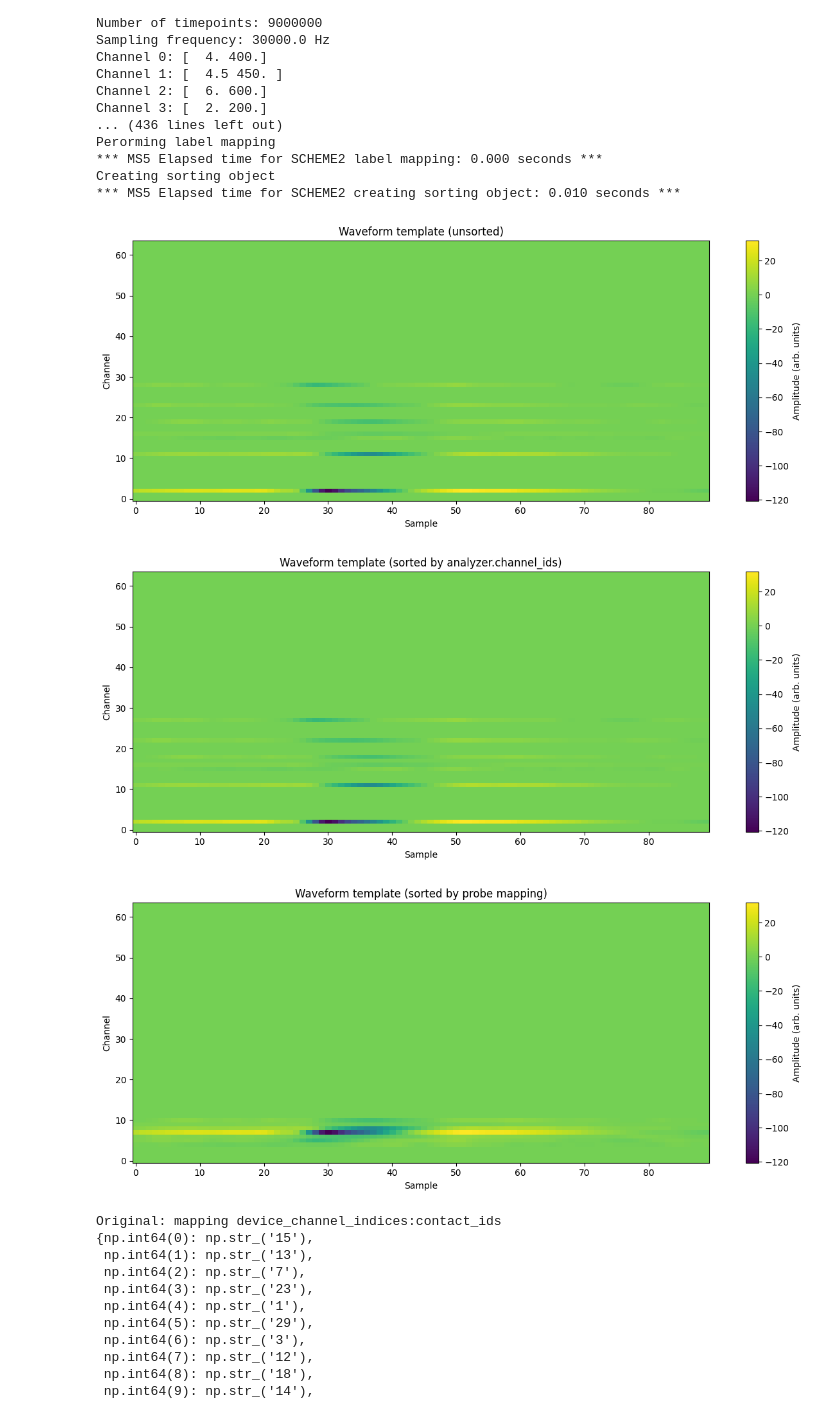
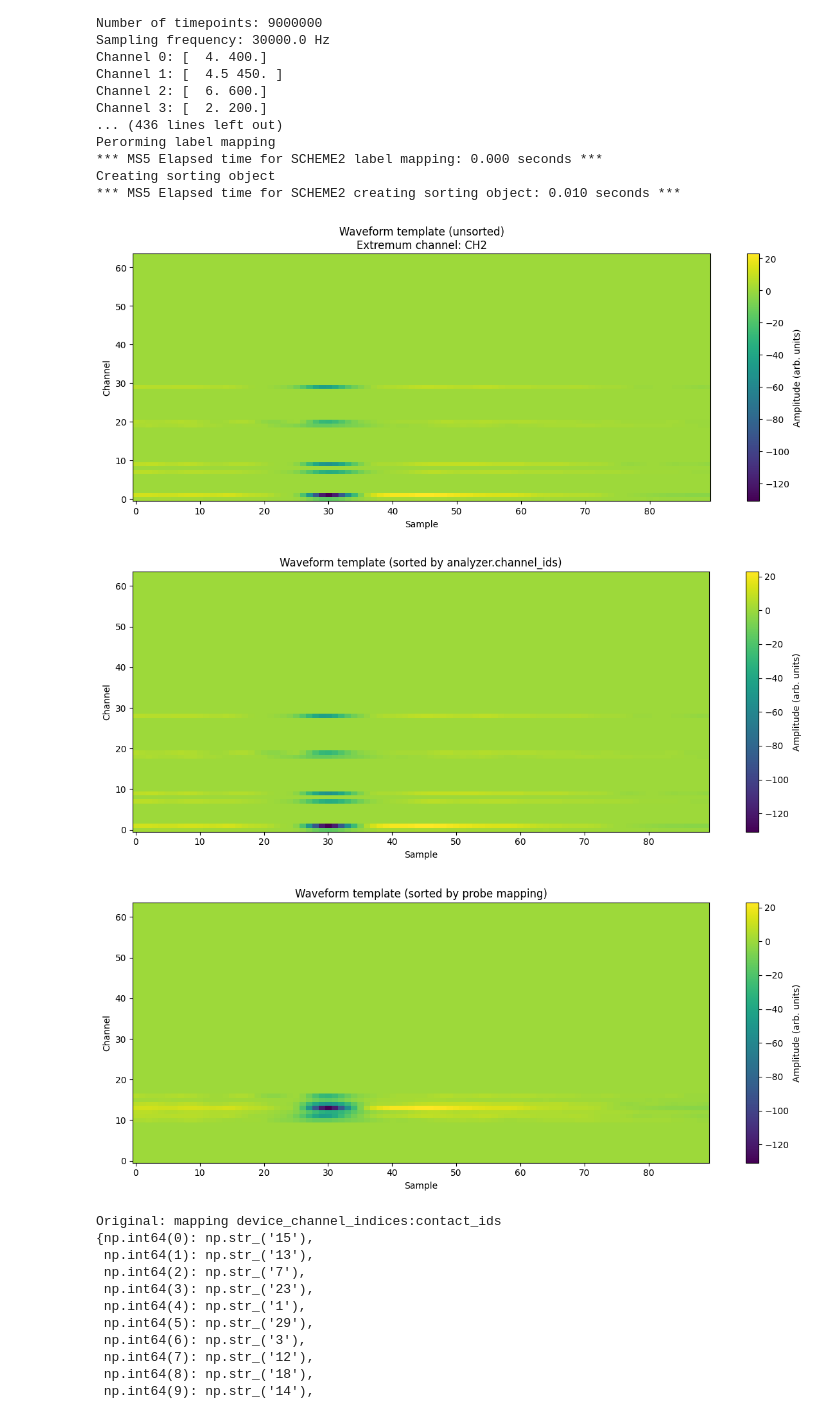
Before and after one commit to Wood-Dudchenko-lab/woodsort, a Jupyter notebook: pipelines_sorting/Pipeline_test_all_channels.ipynb, the cells around one changed output. Drawn from its saved outputs; the diff is of its cells as text; code cells hidden in the pictures.

```diff
--- a/pipelines_sorting/Pipeline_test_all_channels.ipynb
+++ b/pipelines_sorting/Pipeline_test_all_channels.ipynb
@@ -154,50 +154,55 @@ Creating sorting object
 ### PLOT WAVEFORMS ###
 
 waveforms = analyzer.get_extension("templates").get_data()
-cell_number = 4  # cell 75 is obvious to track down
+cell_number = 1  # cell 75 is obvious to track down
 wf = waveforms[cell_number,:,:].T
+
+# Get template extremum channel
+si.get_template_extremum_channel?
+extremum_channels = si.get_template_extremum_channel(analyzer, peak_sign="neg", outputs="id")
+extremum_channels = np.array(list(extremum_channels.values()))
 
 # Plot waveforms (unsorted)
 plt.figure(figsize=(12, 5))
 im = plt.imshow(wf, aspect="auto", origin="lower")
 plt.ylabel("Channel")
 plt.xlabel("Sample")
-plt.title("Waveform template (unsorted)")
+plt.title(f"Waveform template (unsorted)\nExtremum channel: {extremum_channels[cell_number]}")
 plt.colorbar(im, label="Amplitude (arb. units)")
 plt.tight_layout()
 plt.show()
 
 # Plot waveforms (sorted by analyzer.channel_ids)
 order = np.array(
     [int(ch.replace("CH", "")) for ch in analyzer.channel_ids],
     dtype=int
 )
 order = order - 1  # make 0-based
 plt.figure(figsize=(12, 5))
 im = plt.imshow(wf[order], aspect="auto", origin="lower")
 plt.ylabel("Channel")
 plt.xlabel("Sample")
 plt.title("Waveform template (sorted by analyzer.channel_ids)")
 plt.colorbar(im, label="Amplitude (arb. units)")
 plt.tight_layout()
 plt.show()
 
 # Plot waveforms (sorted by probe mapping)
 mapping = dict(zip(analyzer.get_probe().device_channel_indices, analyzer.get_probe().contact_ids))
 order = sorted(mapping, key=lambda k: int(mapping[k]))
 
 plt.figure(figsize=(12, 5))
 im = plt.imshow(wf[order], aspect="auto", origin="lower")
 plt.ylabel("Channel")
 plt.xlabel("Sample")
 plt.title("Waveform template (sorted by probe mapping)")
 plt.colorbar(im, label="Amplitude (arb. units)")
 plt.tight_layout()
 plt.show()
 # %% [output]
-[figure, old version]
+[figure, new version]
-[figure, old version]
+[figure, new version]
-[figure, old version]
+[figure, new version]
 # %%
 print('\nOriginal: mapping device_channel_indices:contact_ids')
 pprint(dict(zip(probe.device_channel_indices, probe.contact_ids)))
```
Also changed, not shown: 4 other files.
